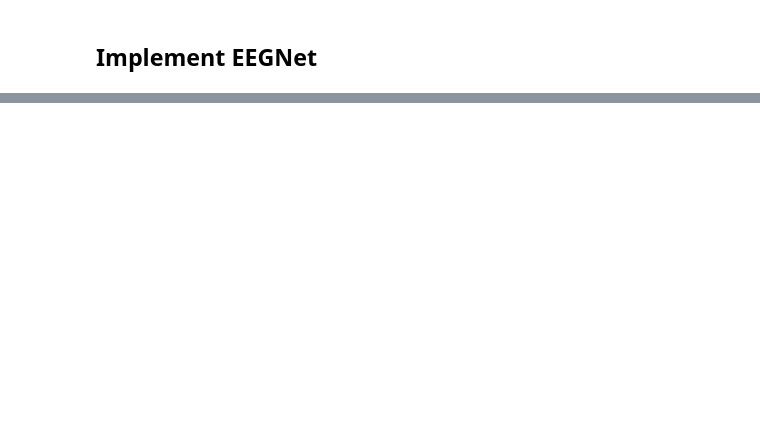
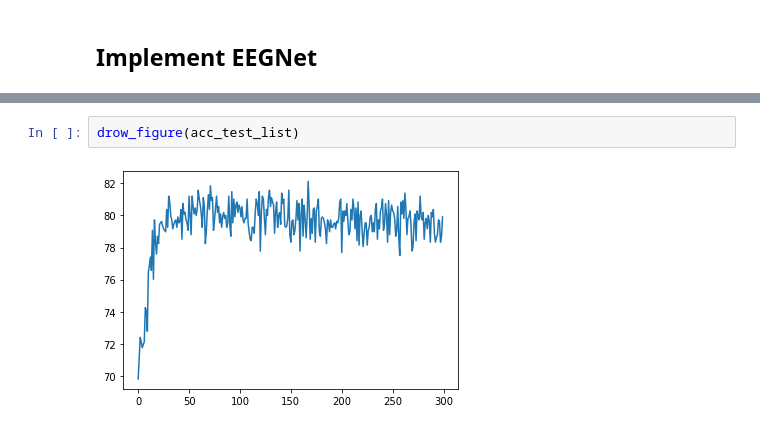
Before and after one commit to tl32rodan/Deep_Learning_Lab_2-EEGNet, a Jupyter notebook: Lab2.ipynb, the cells around one changed output, grey strips where cells are left out. Saved outputs shown, nothing was run; the diff lists cells and outputs as text; blank space fills up the shorter version.

```diff
--- a/Lab2.ipynb
+++ b/Lab2.ipynb
@@ -27,0 +184,4 @@ class EEGNet(nn.Module):
+# %%
+drow_figure(acc_test_list)
+# %% [output]
+[figure, added]
```
Also changed, not shown: parts of 12 cells of this notebook.
